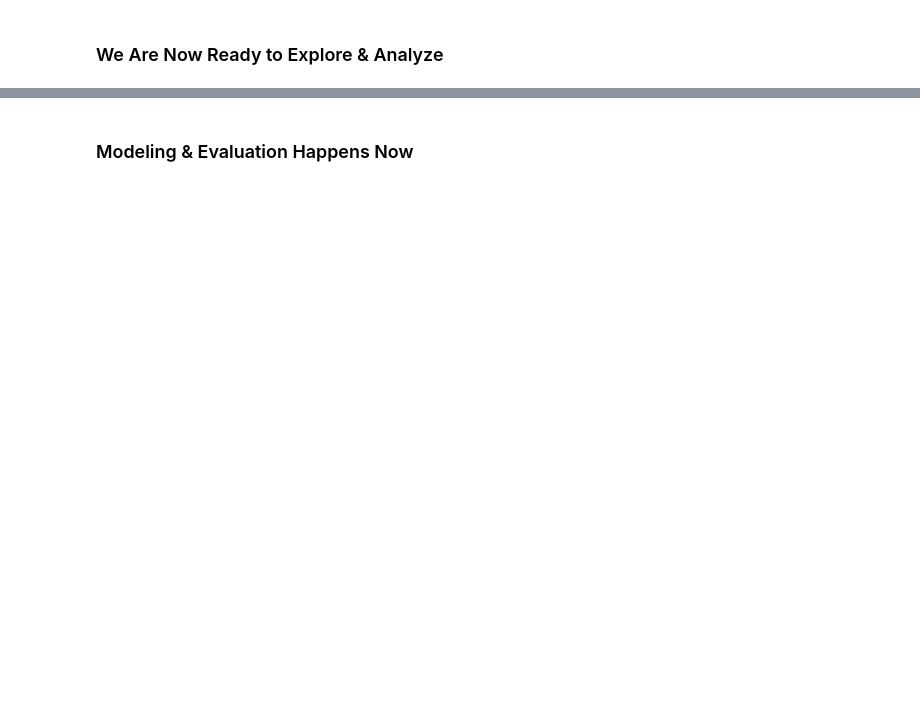
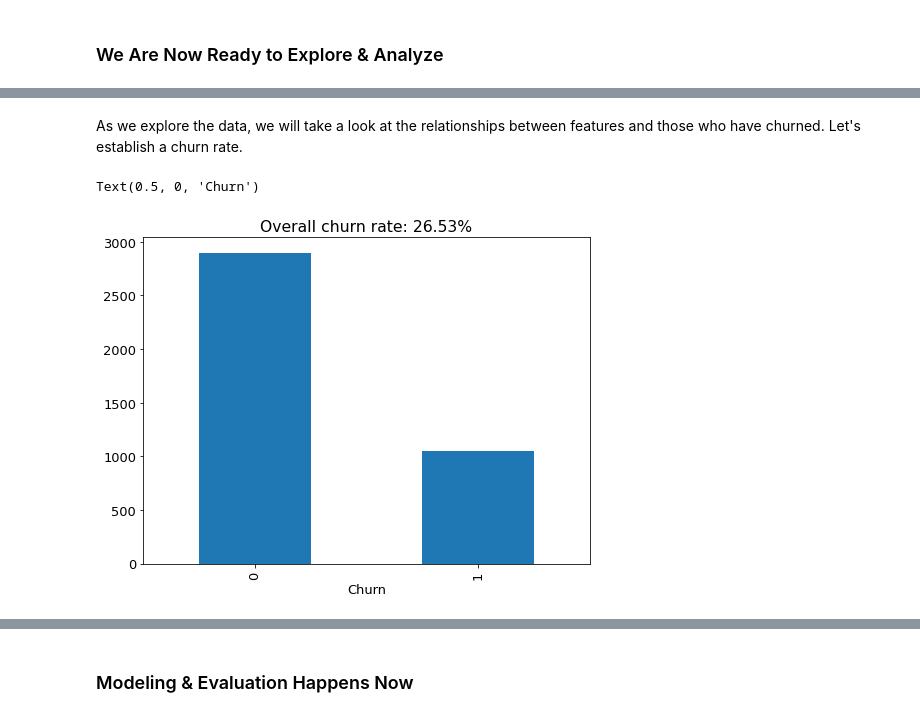
Before and after one commit to DBerchelmann/telco_classification_project, a Jupyter notebook: telco_classification_final-notebook.ipynb, the cells around one changed output, grey strips where cells are left out. Saved outputs shown, nothing was run; the diff lists cells and outputs as text; code cells hidden in the pictures; blank space fills up the shorter version.

```diff
--- a/telco_classification_final-notebook.ipynb
+++ b/telco_classification_final-notebook.ipynb
@@ -219,9 +246,13 @@ memory usage: 825.4+ KB
 # %%
 import explore
 
-plt.rcParams['figure.figsize'] = (4, 2)
+plt.rcParams['figure.figsize'] = (8, 6)
 # %%
 train, validate, test = train_validate_test_split(df, seed=123)
+# %%
+train = train.drop(columns='customer_id')
+validate = validate.drop(columns='customer_id')
+test = test.drop(columns='customer_id')
 # %%
 print(train.shape, validate.shape, test.shape)
 # %% [output]
@@ -264,0 +262,10 @@ ____________________
+# %% [markdown]
+As we explore the data, we will take a look at the relationships between features and those who have churned.  Let's establish a churn rate.
+# %%
+train.encoded_churn.value_counts().sort_index().plot.bar()
+churn_rate = train.encoded_churn.mean()
+plt.title(f"Overall churn rate: {churn_rate:.2%}")
+plt.xlabel('Churn')
+# %% [output]
+Text(0.5, 0, 'Churn')
+[figure, added]
```
Also changed, not shown: parts of 126 cells of this notebook.
